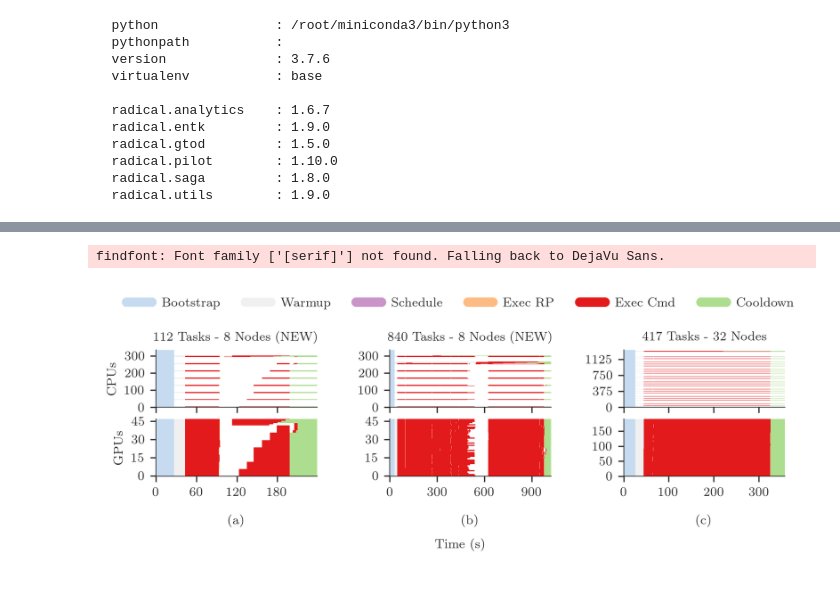
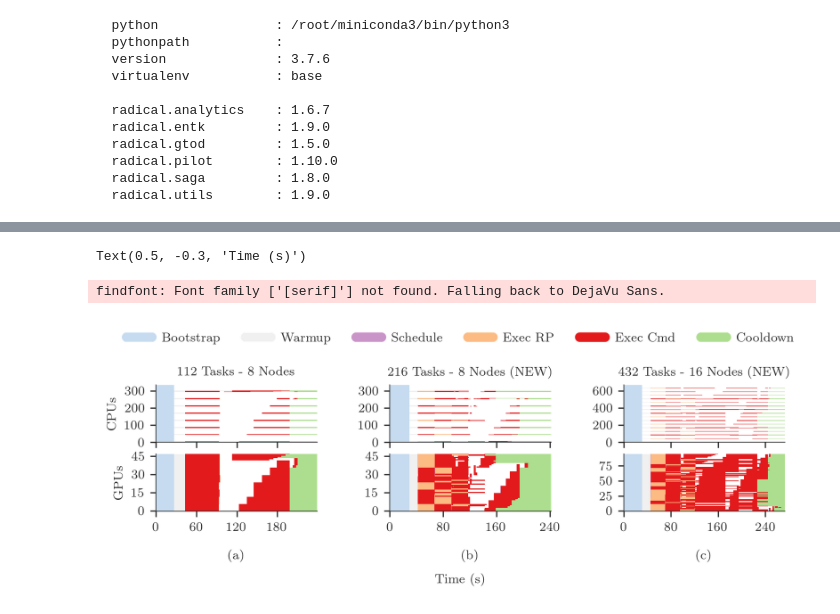
Before and after one commit to BNL-C3D/CANDLE, a Jupyter notebook: v3/profiling/analysis/resource_utilization.ipynb, the cells around one changed output, grey strips where cells are left out. Drawn from its saved outputs; the diff is of its cells as text; code cells hidden in the pictures.

```diff
--- a/v3/profiling/analysis/resource_utilization.ipynb
+++ b/v3/profiling/analysis/resource_utilization.ipynb
@@ -39,8 +39,8 @@ metrics = [
 #        're.session.login5.litan.018956.0001',
 #        're.session.login3.litan.018956.0002']
 sids = ['re.session.login1.litan.018960.0000',
-        're.session.login3.litan.018959.0000',
-        're.session.login1.litan.018944.0008']
+        're.session.login4.litan.018996.0001',
+        're.session.login4.litan.018996.0002']
 sdir = '../sessions/'
 sessions = [sdir+s for s in sids]
 
@@ -128,7 +128,7 @@ for k, rtype in enumerate(rtypes):
         # Title of the plot. Facultative, requires info about session (see RA
         # Info Chapter). We set the title only on the first raw of plots
         if rtype == 'cpu':
-            if sid == 're.session.login1.litan.018960.0000' or sid == 're.session.login3.litan.018959.0000':
+            if sid == 're.session.login4.litan.018996.0001' or sid == 're.session.login4.litan.018996.0002':
                 axarr[k][i].set_title('%s Tasks - %s Nodes (NEW)' % (ss[sid]['ntask'],
                         int(ss[sid]['nnodes'])))
             else:
@@ -169,2 +185,3 @@ Text(0.5, -0.3, 'Time (s)')
-findfont: Font family ['[serif]'] not found. Falling back to DejaVu Sans.
+Text(0.5, -0.3, 'Time (s)')
+findfont: Font family ['[serif]'] not found. Falling back to DejaVu Sans.
-[figure, old version]
+[figure, new version]
```
Also changed, not shown: parts of 2 cells of this notebook, 2 other files.
